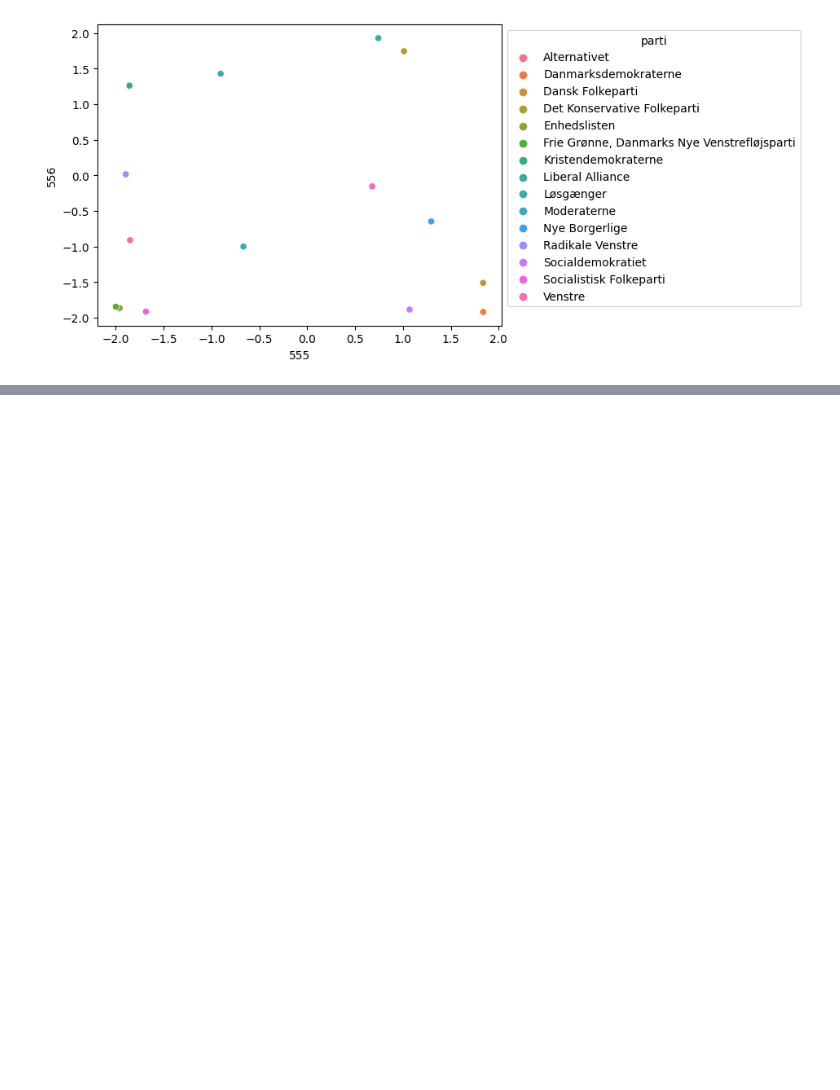
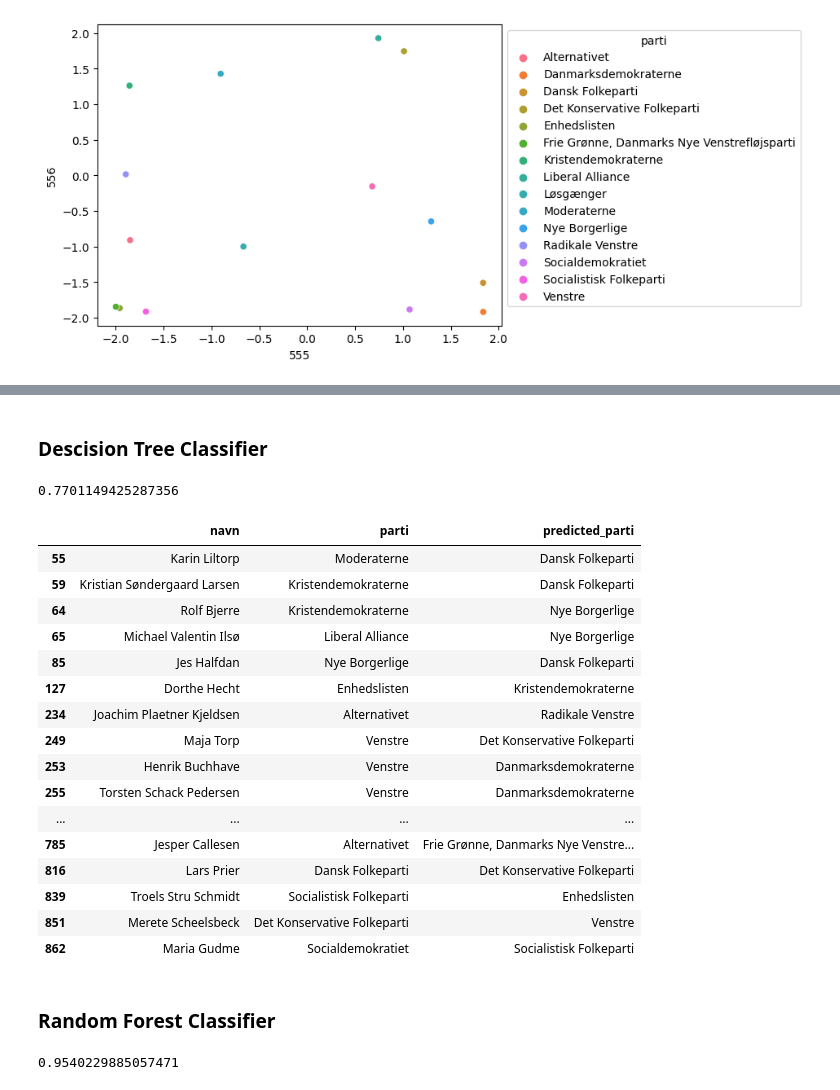
Before and after one commit to ASilins/mal1-2024, a Jupyter notebook: assignment-2/Candidate Test 2022 I.ipynb, the cells around one changed output, grey strips where cells are left out. Cells and saved outputs as stored; diff of their text form; code cells hidden in the pictures; blank space fills up the shorter version.

Commit message:
added models

```diff
--- a/assignment-2/Candidate Test 2022 I.ipynb
+++ b/assignment-2/Candidate Test 2022 I.ipynb
@@ -177,0 +190,53 @@ sns.move_legend(ax, "upper left", bbox_to_anchor=(1, 1))
+# %%
+from sklearn.preprocessing import LabelEncoder
+le = LabelEncoder()
+y = le.fit_transform(y)
+# %%
+from sklearn.model_selection import train_test_split
+X_train, X_test, y_train, y_test = train_test_split(X, y, test_size=0.2, random_state=403)
+# %%
+def prediction_frame(predictions):
+    return pd.DataFrame({
+        'navn': data['navn'],
+        'parti': data['parti'],
+        'predicted_parti': le.inverse_transform(predictions)
+    })
+# %% [markdown]
+### Descision Tree Classifier
+# %%
+from sklearn.tree import DecisionTreeClassifier
+regressor = DecisionTreeClassifier(random_state=403)
+regressor.fit(X_train, y_train)
+display(regressor.score(X_test, y_test))
+# %% [output]
+0.7701149425287356
+# %%
+res = prediction_frame(regressor.predict(pred_data.values))
+res[res['parti'] != res['predicted_parti']]
+# %% [output]
+|  | navn | parti | predicted_parti |
+| 55 | Karin Liltorp | Moderaterne | Dansk Folkeparti |
+| 59 | Kristian Søndergaard Larsen | Kristendemokraterne | Dansk Folkeparti |
+| 64 | Rolf Bjerre | Kristendemokraterne | Nye Borgerlige |
+| 65 | Michael Valentin Ilsø | Liberal Alliance | Nye Borgerlige |
+| 85 | Jes Halfdan | Nye Borgerlige | Dansk Folkeparti |
+| 127 | Dorthe Hecht | Enhedslisten | Kristendemokraterne |
+| 234 | Joachim Plaetner Kjeldsen | Alternativet | Radikale Venstre |
+| 249 | Maja Torp | Venstre | Det Konservative Folkeparti |
+| 253 | Henrik Buchhave | Venstre | Danmarksdemokraterne |
+| 255 | Torsten Schack Pedersen | Venstre | Danmarksdemokraterne |
+| ... | ... | ... | ... |
+| 785 | Jesper Callesen | Alternativet | Frie Grønne, Danmarks Nye Venstre... |
+| 816 | Lars Prier | Dansk Folkeparti | Det Konservative Folkeparti |
+| 839 | Troels Stru Schmidt | Socialistisk Folkeparti | Enhedslisten |
+| 851 | Merete Scheelsbeck | Det Konservative Folkeparti | Venstre |
+| 862 | Maria Gudme | Socialdemokratiet | Socialistisk Folkeparti |
+# %% [markdown]
+### Random Forest Classifier
+# %%
+from sklearn.ensemble import RandomForestClassifier
+regressor = RandomForestClassifier(n_estimators = 1000, random_state = 403)
+regressor.fit(X_train, y_train)
+display(regressor.score(X_test, y_test))
+# %% [output]
+0.9540229885057471
```
Also changed, not shown: parts of 15 cells of this notebook.
